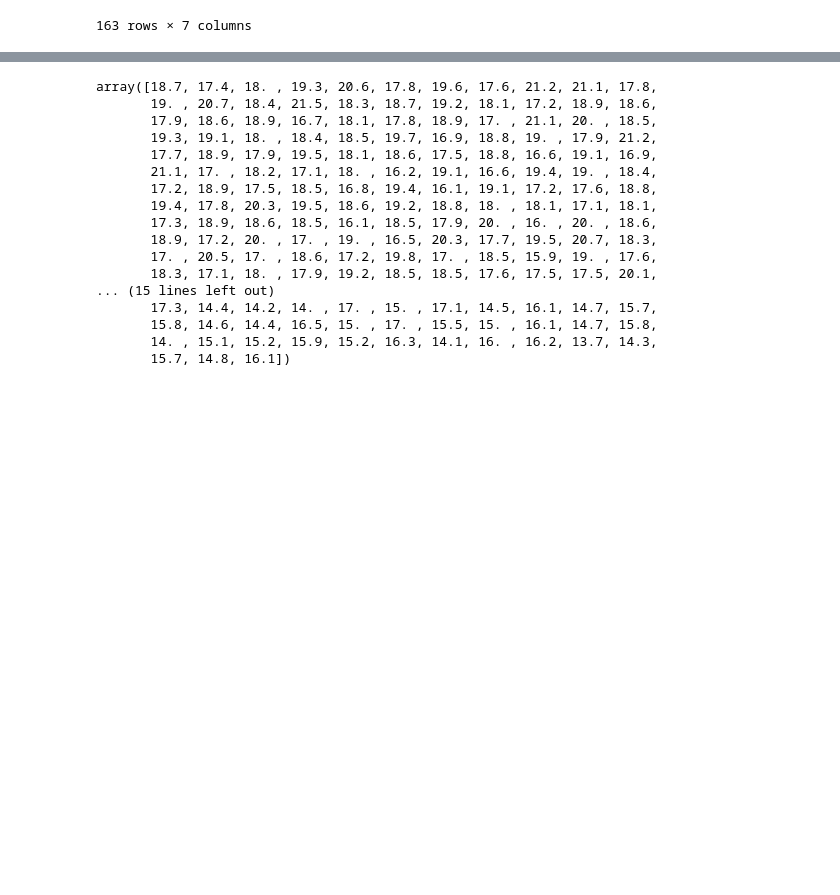
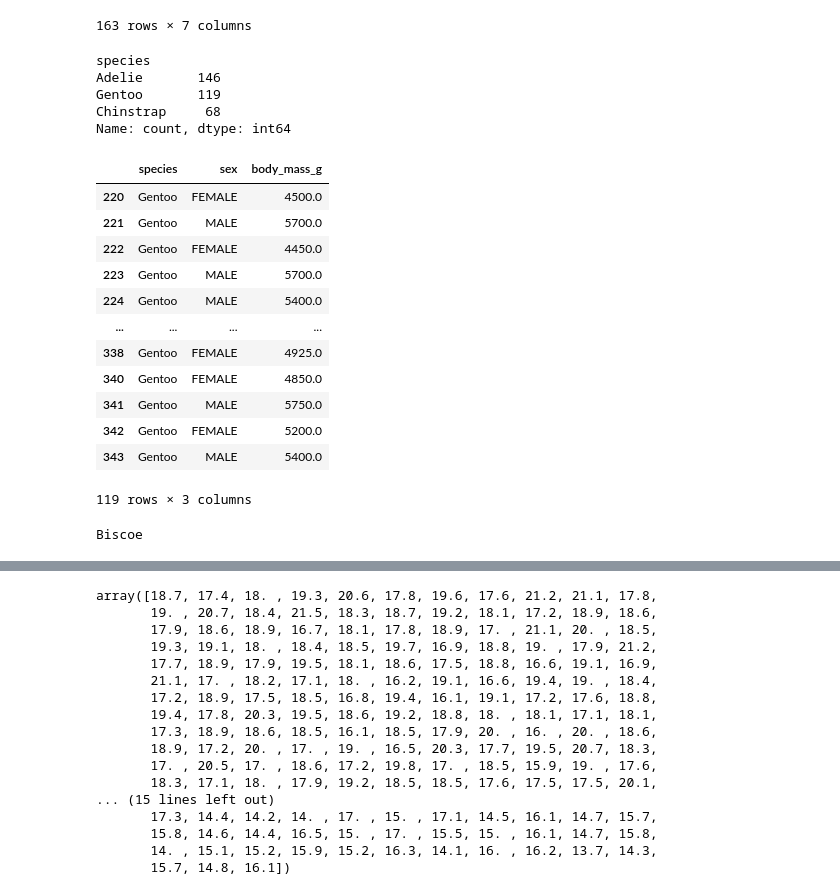
Before and after one commit to GabrielaDomiciano/myprojectPDA, a Jupyter notebook: penguins.ipynb, the cells around one changed output, grey strips where cells are left out. Drawn from its saved outputs; the diff is of its cells as text; code cells hidden in the pictures; blank space fills up the shorter version.

```diff
--- a/penguins.ipynb
+++ b/penguins.ipynb
@@ -156,6 +158,38 @@ display(island_df)
 | 342 | Gentoo | Biscoe | 45.2 | 14.8 | 212.0 | 5200.0 | FEMALE |
 | 343 | Gentoo | Biscoe | 49.9 | 16.1 | 213.0 | 5400.0 | MALE |
 163 rows × 7 columns
+# %%
+# Number de penguins per specie
+df['species'].value_counts()
+# %% [output]
+species
+Adelie       146
+Gentoo       119
+Chinstrap     68
+Name: count, dtype: int64
+# %%
+# More information about the spoecie Gento.
+palmer_df = df.loc[df['species'] == 'Gentoo', ['species', 'sex', 'body_mass_g']]
+display(palmer_df)
+# %% [output]
+|  | species | sex | body_mass_g |
+| 220 | Gentoo | FEMALE | 4500.0 |
+| 221 | Gentoo | MALE | 5700.0 |
+| 222 | Gentoo | FEMALE | 4450.0 |
+| 223 | Gentoo | MALE | 5700.0 |
+| 224 | Gentoo | MALE | 5400.0 |
+| ... | ... | ... | ... |
+| 338 | Gentoo | FEMALE | 4925.0 |
+| 340 | Gentoo | FEMALE | 4850.0 |
+| 341 | Gentoo | MALE | 5750.0 |
+| 342 | Gentoo | FEMALE | 5200.0 |
+| 343 | Gentoo | MALE | 5400.0 |
+119 rows × 3 columns
+# %%
+# We can see here specific information for a row and column
+print(df.loc[29, 'island'])
+# %% [output]
+Biscoe
 # %%
 # The bill legth and bill depth  per specie.
 
```
Also changed, not shown: parts of 23 cells of this notebook.
